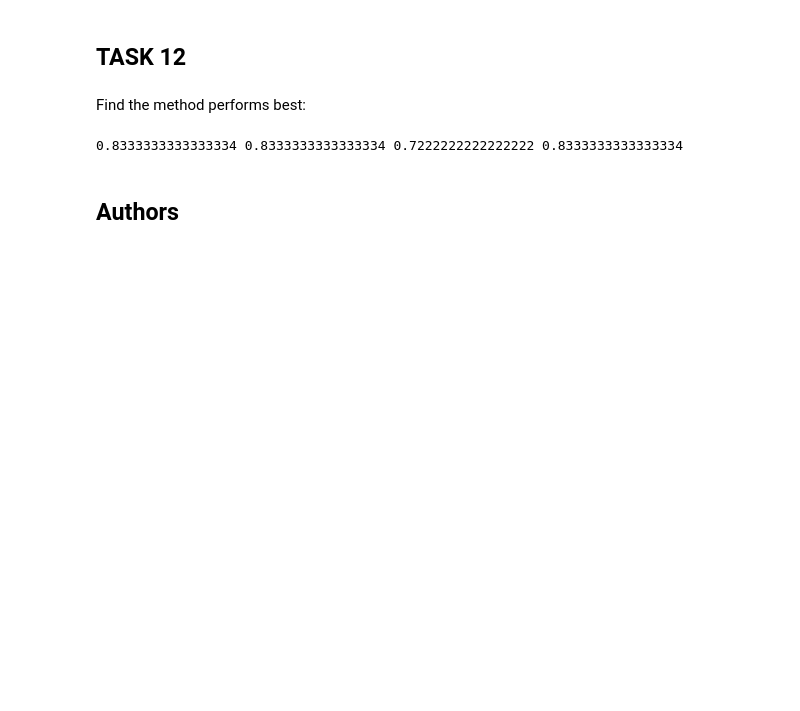
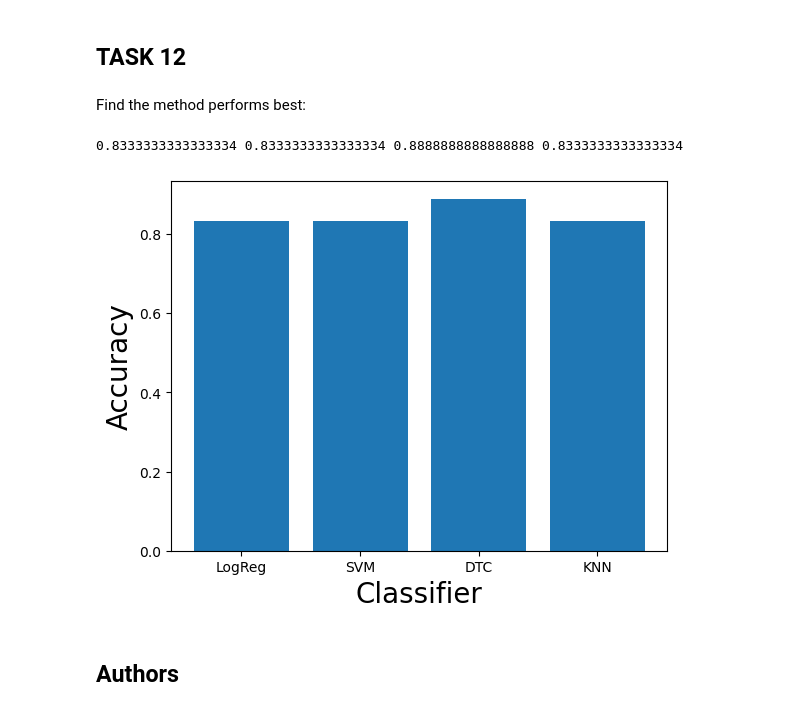
Before and after one commit to FarzaneEzzati/DataScienceIBM, a Jupyter notebook: SpaceX_Machine Learning Prediction_Part_5.ipynb, the cells around one changed output. Cells and saved outputs as stored; diff of their text form; code cells hidden in the pictures; blank space fills up the shorter version.

```diff
--- a/SpaceX_Machine Learning Prediction_Part_5.ipynb
+++ b/SpaceX_Machine Learning Prediction_Part_5.ipynb
@@ -301,7 +301,7 @@ accuracy : 0.875
 # %% [markdown]
 Calculate the accuracy of tree_cv on the test data using the method <code>score</code>:
 # %%
-tree =  DecisionTreeClassifier(criterion= 'gini', max_depth=4, max_features='sqrt', min_samples_leaf=4, min_samples_split=5, splitter= 'random')
-tree.fit(X_train, Y_train)
-tree.score(X_test, Y_test)
+#tree =  DecisionTreeClassifier(criterion= 'gini', max_depth=4, max_features='sqrt', min_samples_leaf=4, min_samples_split=5, splitter= 'random')
+#tree.fit(X_train, Y_train)
+tree_cv.score(X_test, Y_test)
 # %% [output]
@@ -363,7 +363,14 @@ tree_score = tree_cv.score(X_test, Y_test)
 knn_score = knn_cv.score(X_test, Y_test)
 print(logleg_score, svm_score, tree_score, knn_score)
 # %% [output]
-0.8333333333333334 0.8333333333333334 0.7222222222222222 0.8333333333333334
+0.8333333333333334 0.8333333333333334 0.8888888888888888 0.8333333333333334
+# %%
+plt.bar(x=['LogReg', 'SVM', 'DTC', 'KNN'], height=[logleg_score, svm_score, tree_score, knn_score])
+plt.ylabel("Accuracy",fontsize=20)
+plt.xlabel("Classifier",fontsize=20)
+plt.show()
+# %% [output]
+[figure, added]
 # %% [markdown]
 ## Authors
 # %% [markdown]
```
Also changed, not shown: parts of 5 cells of this notebook, 6 other files.
